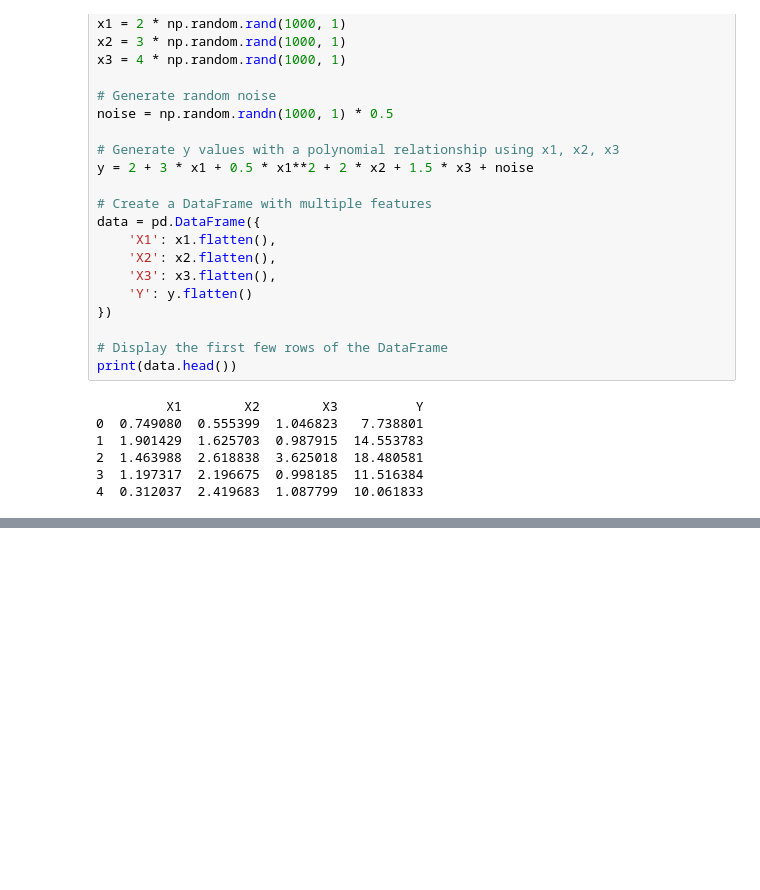
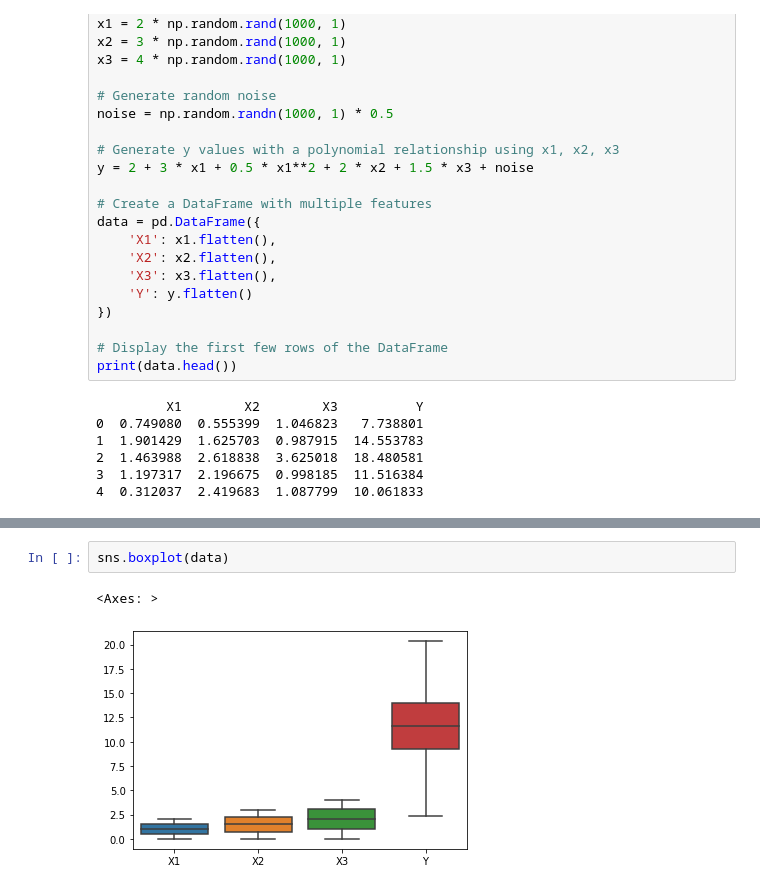
Before and after one commit to atomikkus/polynomial_regression, a Jupyter notebook: polynomial_regresion.ipynb, the cells around one changed output, grey strips where cells are left out. Drawn from its saved outputs; the diff is of its cells as text; blank space fills up the shorter version.

```diff
--- a/polynomial_regresion.ipynb
+++ b/polynomial_regresion.ipynb
@@ -39,0 +47,5 @@ print(data.head())
+# %%
+sns.boxplot(data)
+# %% [output]
+<Axes: >
+[figure, added]
```
Also changed, not shown: parts of 3 cells of this notebook.
